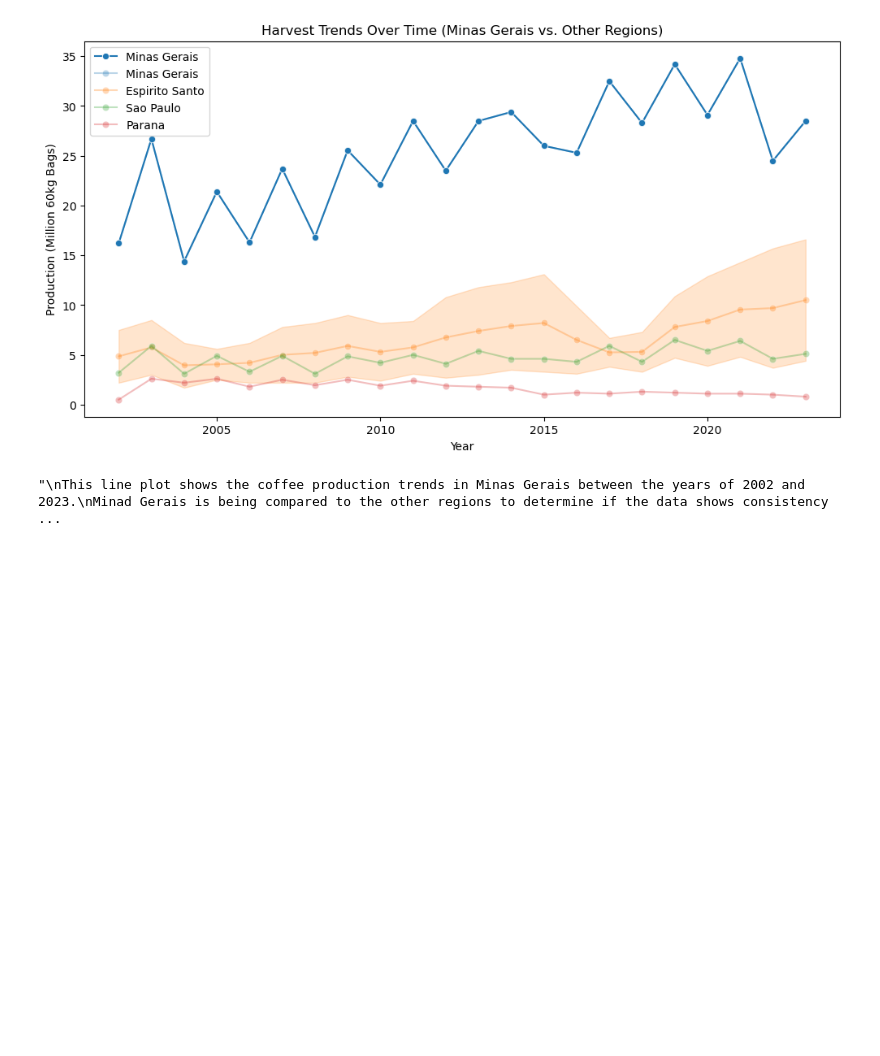
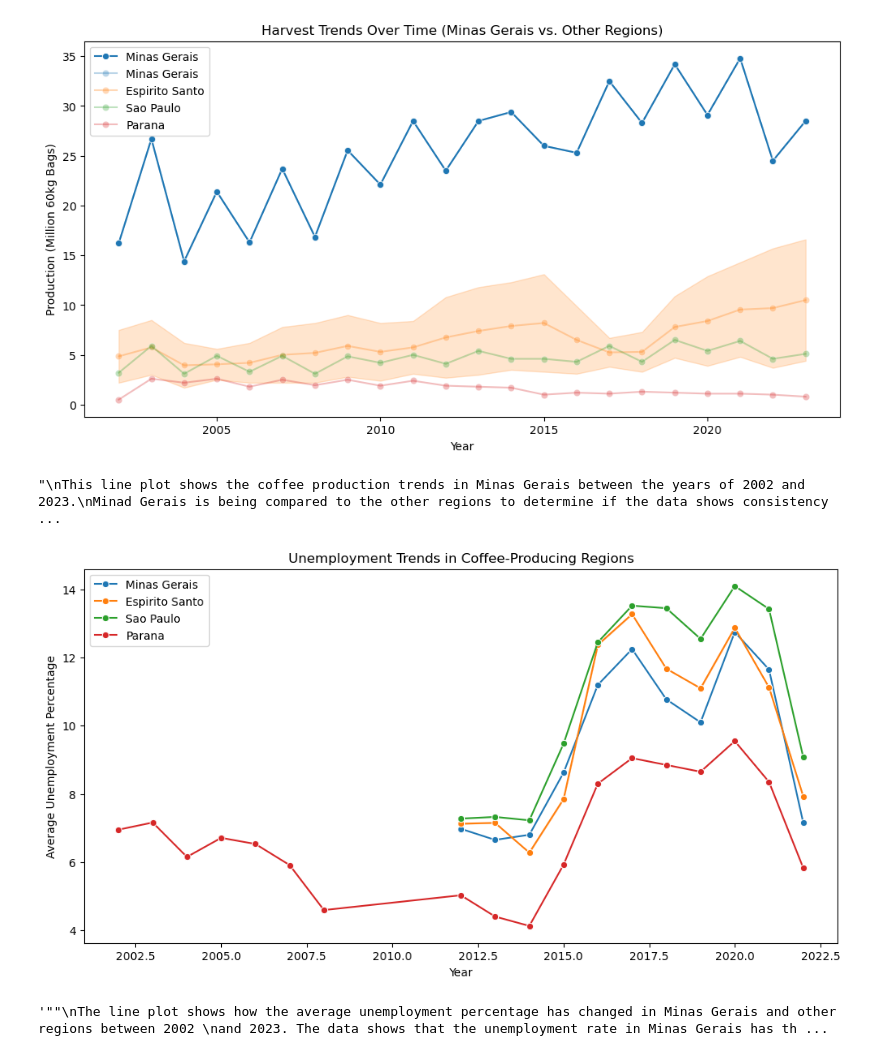
Before and after one commit to Elorna-Pierre/-TLAB_3_Weather_API_Data_Engineering-, a Jupyter notebook: notebooks/weather.ipynb, the cells around one changed output. Drawn from its saved outputs; the diff is of its cells as text; code cells hidden in the pictures; blank space fills up the shorter version.

```diff
--- a/notebooks/weather.ipynb
+++ b/notebooks/weather.ipynb
@@ -72,3 +78,25 @@ We can see that Minas Gerais contributes most of Brazil's coffee production.
 """""""""
 # %% [output]
 "\nThis line plot shows the coffee production trends in Minas Gerais between the years of 2002 and 2023.\nMinad Gerais is being compared to the other regions to determine if the data shows consistency ...
+# %%
+#Unemployment Trends in Coffee-Producing Regions
+plt.figure(figsize=(12, 6))
+sns.lineplot(data=df, x="year", y="avg_unemp_perc", hue="subdivision", marker="o")
+plt.title("Unemployment Trends in Coffee-Producing Regions")
+plt.xlabel("Year")
+plt.ylabel("Average Unemployment Percentage")
+plt.legend()
+plt.show()
+# %% [output]
+[figure, added]
+# %%
+"""""""""""
+The line plot shows how the average unemployment percentage has changed in Minas Gerais and other regions between 2002
+and 2023. The data shows that the unemployment rate in Minas Gerais has the highest average unemployment rate compared
+to Parana. And has less unemployment compared to Sao Paulo and Espirito Santo. A decrease in coffee production could
+result into the decrease of availabe for emplyers and employees. Therefore, the decrease in coffee production will
+increase the unemployment rate in the coffee-producing regions.
+
+"""""""""
+# %% [output]
+'""\nThe line plot shows how the average unemployment percentage has changed in Minas Gerais and other regions between 2002 \nand 2023. The data shows that the unemployment rate in Minas Gerais has th ...
```
Also changed, not shown: parts of 6 cells of this notebook, 1 other file.
